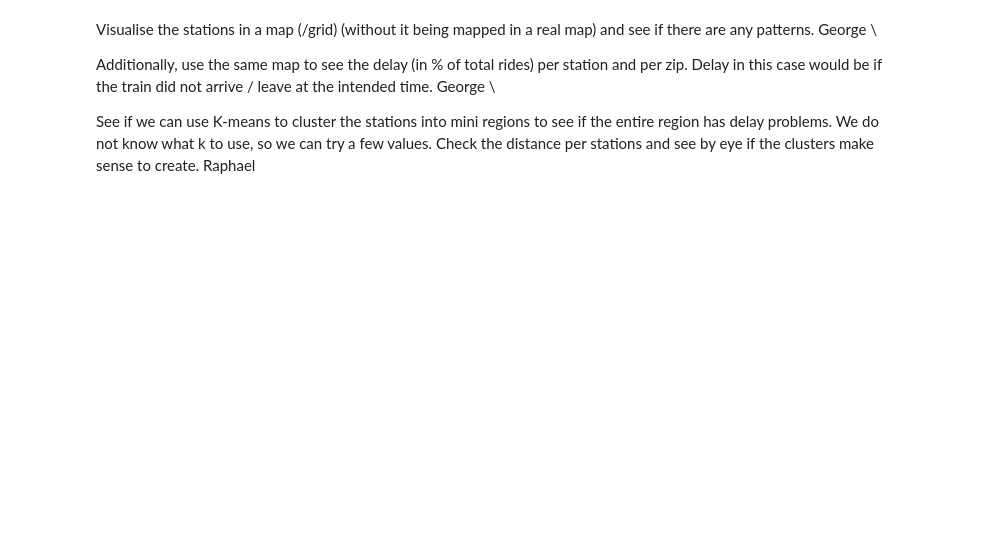
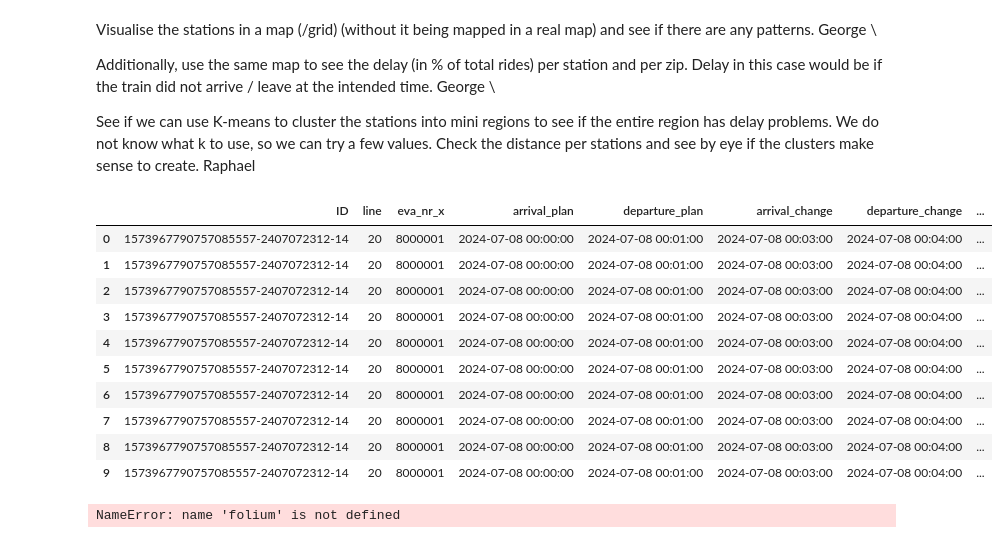
Before and after one commit to Tu2-prog/DM-Project, a Jupyter notebook: data-analysis.ipynb, the cells around one changed output. Drawn from its saved outputs; the diff is of its cells as text; code cells hidden in the pictures; blank space fills up the shorter version.

```diff
--- a/data-analysis.ipynb
+++ b/data-analysis.ipynb
@@ -129,3 +157,47 @@ See if we can use K-means to cluster the stations into mini regions to see if th
+# %%
+split_stations_df_with_station_mapping_df.head(10)
+# %% [output]
+|  | ID | line | eva_nr_x | arrival_plan | departure_plan | arrival_change | departure_change | ... |
+| 0 | 1573967790757085557-2407072312-14 | 20 | 8000001 | 2024-07-08 00:00:00 | 2024-07-08 00:01:00 | 2024-07-08 00:03:00 | 2024-07-08 00:04:00 | ... |
+| 1 | 1573967790757085557-2407072312-14 | 20 | 8000001 | 2024-07-08 00:00:00 | 2024-07-08 00:01:00 | 2024-07-08 00:03:00 | 2024-07-08 00:04:00 | ... |
+| 2 | 1573967790757085557-2407072312-14 | 20 | 8000001 | 2024-07-08 00:00:00 | 2024-07-08 00:01:00 | 2024-07-08 00:03:00 | 2024-07-08 00:04:00 | ... |
+| 3 | 1573967790757085557-2407072312-14 | 20 | 8000001 | 2024-07-08 00:00:00 | 2024-07-08 00:01:00 | 2024-07-08 00:03:00 | 2024-07-08 00:04:00 | ... |
+| 4 | 1573967790757085557-2407072312-14 | 20 | 8000001 | 2024-07-08 00:00:00 | 2024-07-08 00:01:00 | 2024-07-08 00:03:00 | 2024-07-08 00:04:00 | ... |
+| 5 | 1573967790757085557-2407072312-14 | 20 | 8000001 | 2024-07-08 00:00:00 | 2024-07-08 00:01:00 | 2024-07-08 00:03:00 | 2024-07-08 00:04:00 | ... |
+| 6 | 1573967790757085557-2407072312-14 | 20 | 8000001 | 2024-07-08 00:00:00 | 2024-07-08 00:01:00 | 2024-07-08 00:03:00 | 2024-07-08 00:04:00 | ... |
+| 7 | 1573967790757085557-2407072312-14 | 20 | 8000001 | 2024-07-08 00:00:00 | 2024-07-08 00:01:00 | 2024-07-08 00:03:00 | 2024-07-08 00:04:00 | ... |
+| 8 | 1573967790757085557-2407072312-14 | 20 | 8000001 | 2024-07-08 00:00:00 | 2024-07-08 00:01:00 | 2024-07-08 00:03:00 | 2024-07-08 00:04:00 | ... |
+| 9 | 1573967790757085557-2407072312-14 | 20 | 8000001 | 2024-07-08 00:00:00 | 2024-07-08 00:01:00 | 2024-07-08 00:03:00 | 2024-07-08 00:04:00 | ... |
+# %%
+# Filter rows that have latitude and longitude values
+split_stations_df_with_station_mapping_df_with_coords = split_stations_df_with_station_mapping_df.dropna(subset=['long', 'lat'])
+
+# Create a base map
+m = folium.Map(location=[split_stations_df_with_station_mapping_df_with_coords['lat'].mean(), split_stations_df_with_station_mapping_df_with_coords['long'].mean()], zoom_start=12)
+
+# Group by ID and plot the stations and lines
+for unique_id, group in split_stations_df_with_station_mapping_df_with_coords.groupby('ID'):
+    # Extract the coordinates for the stations with the same ID
+    coordinates = list(zip(group['lat'], group['long']))
+
+    # Plot each station
+    for _, row in group.iterrows():
+        folium.Marker(
+            location=[row['lat'], row['long']],
+            popup=row['current_station'],
+            icon=folium.Icon(color='blue', icon='info-sign')
+        ).add_to(m)
+
+    # Connect the stations with a line
+    folium.PolyLine(coordinates, color='blue', weight=2.5, opacity=0.8).add_to(m)
+
+# Save map to an HTML file
+m.save('stations_map.html')
+
+# Display the map (if running in a Jupyter environment, this will display the map)
+m
+# %% [output]
+NameError: name 'folium' is not defined
 # %%
 # # Step 1: Split the 'path' column into separate station columns for each stop
 # station_columns_df = train_rides_df['path'].str.split('|', expand=True)
```
Also changed, not shown: parts of 8 cells of this notebook.
